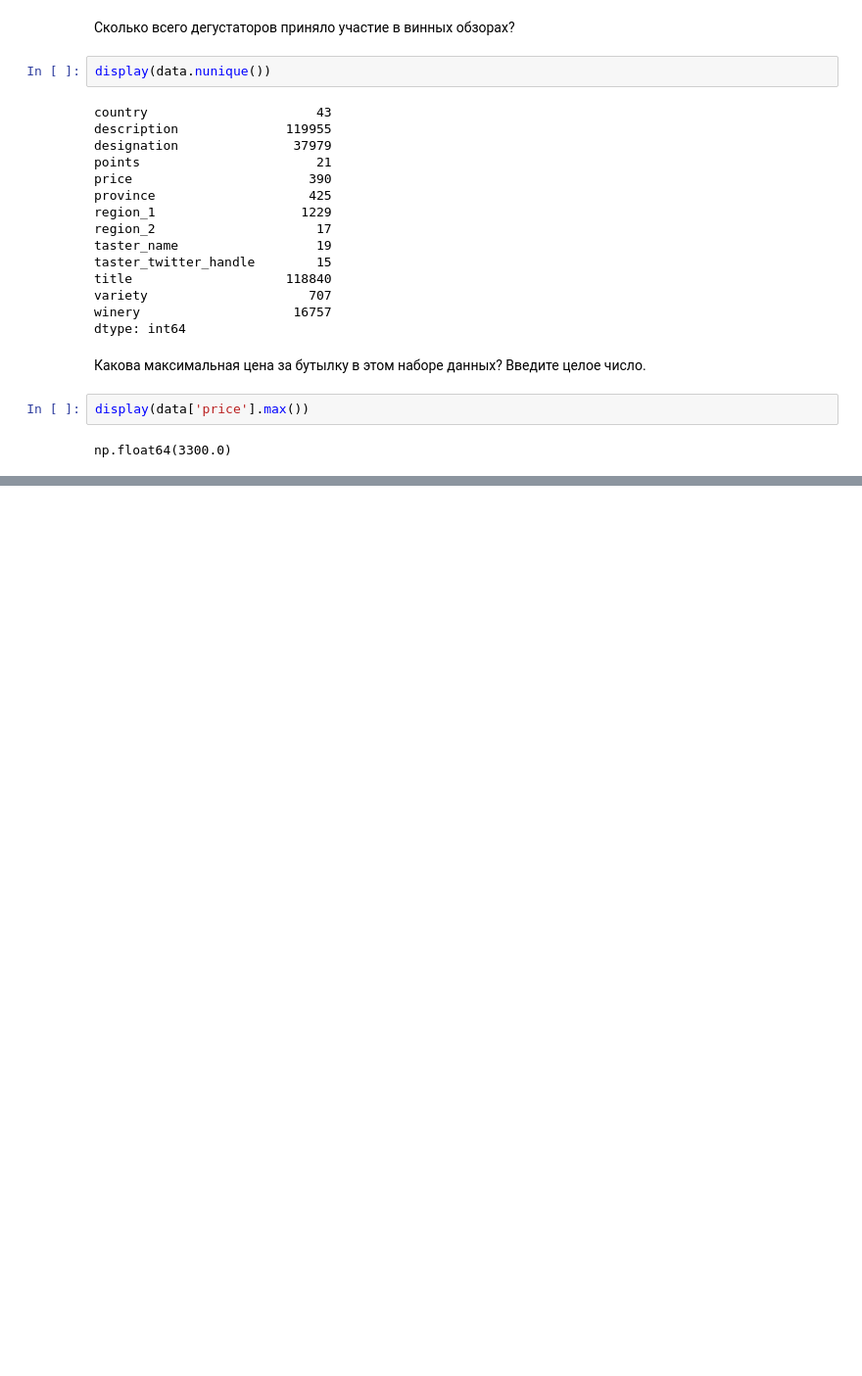
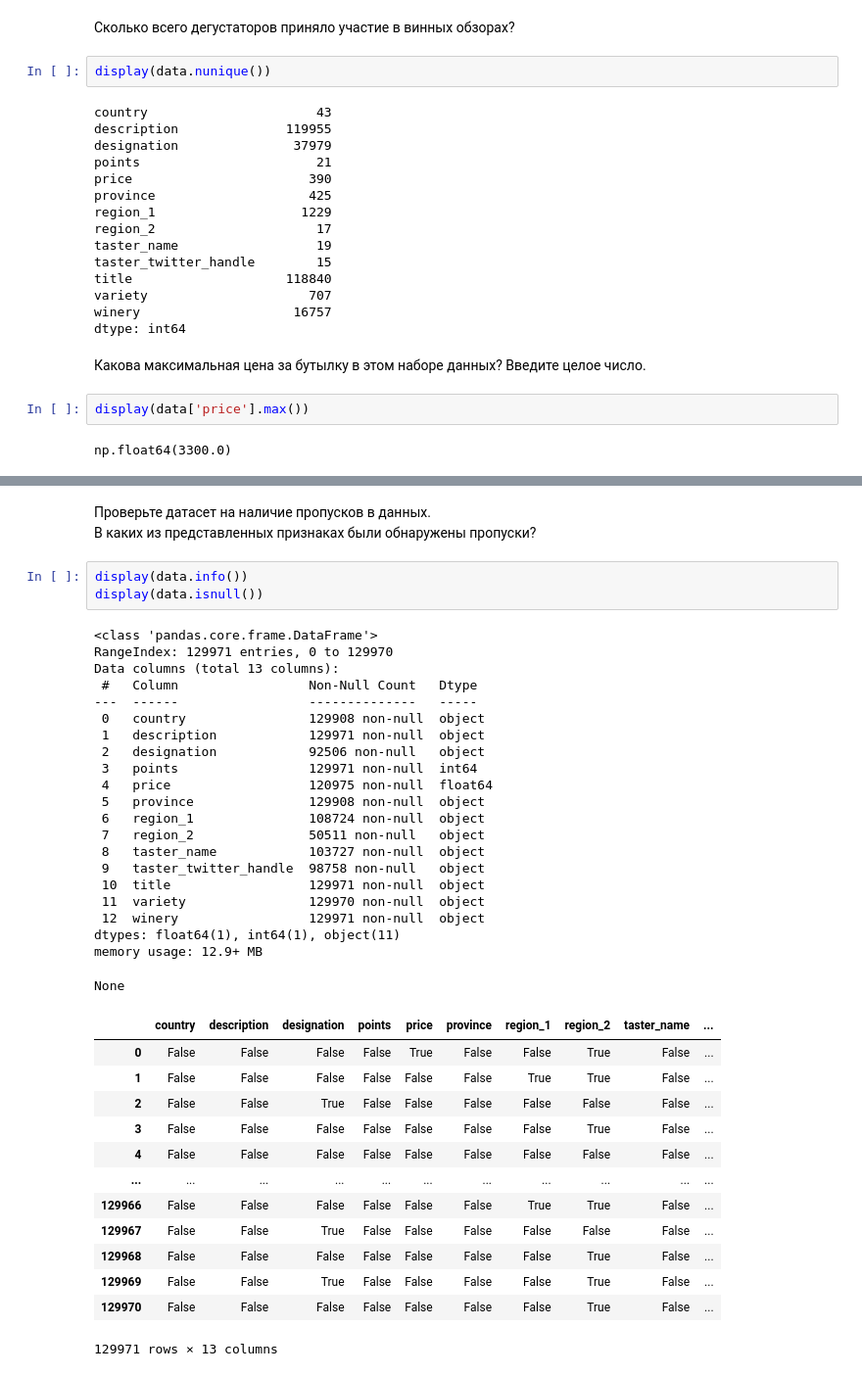
Before and after one commit to vokhmianin-da/sf_data_science, a Jupyter notebook: EDA-1. Введение в разведывательный анализ данных. Алгоритмы и методы EDA/Lesson.ipynb, the cells around one changed output, grey strips where cells are left out. Shown at 98% size. Saved outputs shown, nothing was run; the diff lists cells and outputs as text; blank space fills up the shorter version.

```diff
--- a/EDA-1. Введение в разведывательный анализ данных. Алгоритмы и методы EDA/Lesson.ipynb
+++ b/EDA-1. Введение в разведывательный анализ данных. Алгоритмы и методы EDA/Lesson.ipynb
@@ -221,0 +285,41 @@ np.float64(3300.0)
+# %% [markdown]
+Проверьте датасет на наличие пропусков в данных.
+В каких из представленных признаках были обнаружены пропуски?
+# %%
+display(data.info())
+display(data.isnull())
+# %% [output]
+<class 'pandas.core.frame.DataFrame'>
+RangeIndex: 129971 entries, 0 to 129970
+Data columns (total 13 columns):
+ #   Column                 Non-Null Count   Dtype
+---  ------                 --------------   -----
+ 0   country                129908 non-null  object
+ 1   description            129971 non-null  object
+ 2   designation            92506 non-null   object
+ 3   points                 129971 non-null  int64
+ 4   price                  120975 non-null  float64
+ 5   province               129908 non-null  object
+ 6   region_1               108724 non-null  object
+ 7   region_2               50511 non-null   object
+ 8   taster_name            103727 non-null  object
+ 9   taster_twitter_handle  98758 non-null   object
+ 10  title                  129971 non-null  object
+ 11  variety                129970 non-null  object
+ 12  winery                 129971 non-null  object
+dtypes: float64(1), int64(1), object(11)
+memory usage: 12.9+ MB
+None
+|  | country | description | designation | points | price | province | region_1 | region_2 | taster_name | ... |
+| 0 | False | False | False | False | True | False | False | True | False | ... |
+| 1 | False | False | False | False | False | False | True | True | False | ... |
+| 2 | False | False | True | False | False | False | False | False | False | ... |
+| 3 | False | False | False | False | False | False | False | True | False | ... |
+| 4 | False | False | False | False | False | False | False | False | False | ... |
+| ... | ... | ... | ... | ... | ... | ... | ... | ... | ... | ... |
+| 129966 | False | False | False | False | False | False | True | True | False | ... |
+| 129967 | False | False | True | False | False | False | False | False | False | ... |
+| 129968 | False | False | False | False | False | False | False | True | False | ... |
+| 129969 | False | False | True | False | False | False | False | True | False | ... |
+| 129970 | False | False | False | False | False | False | False | True | False | ... |
+129971 rows × 13 columns
```
Also changed, not shown: parts of 7 cells of this notebook, 1 other file.
